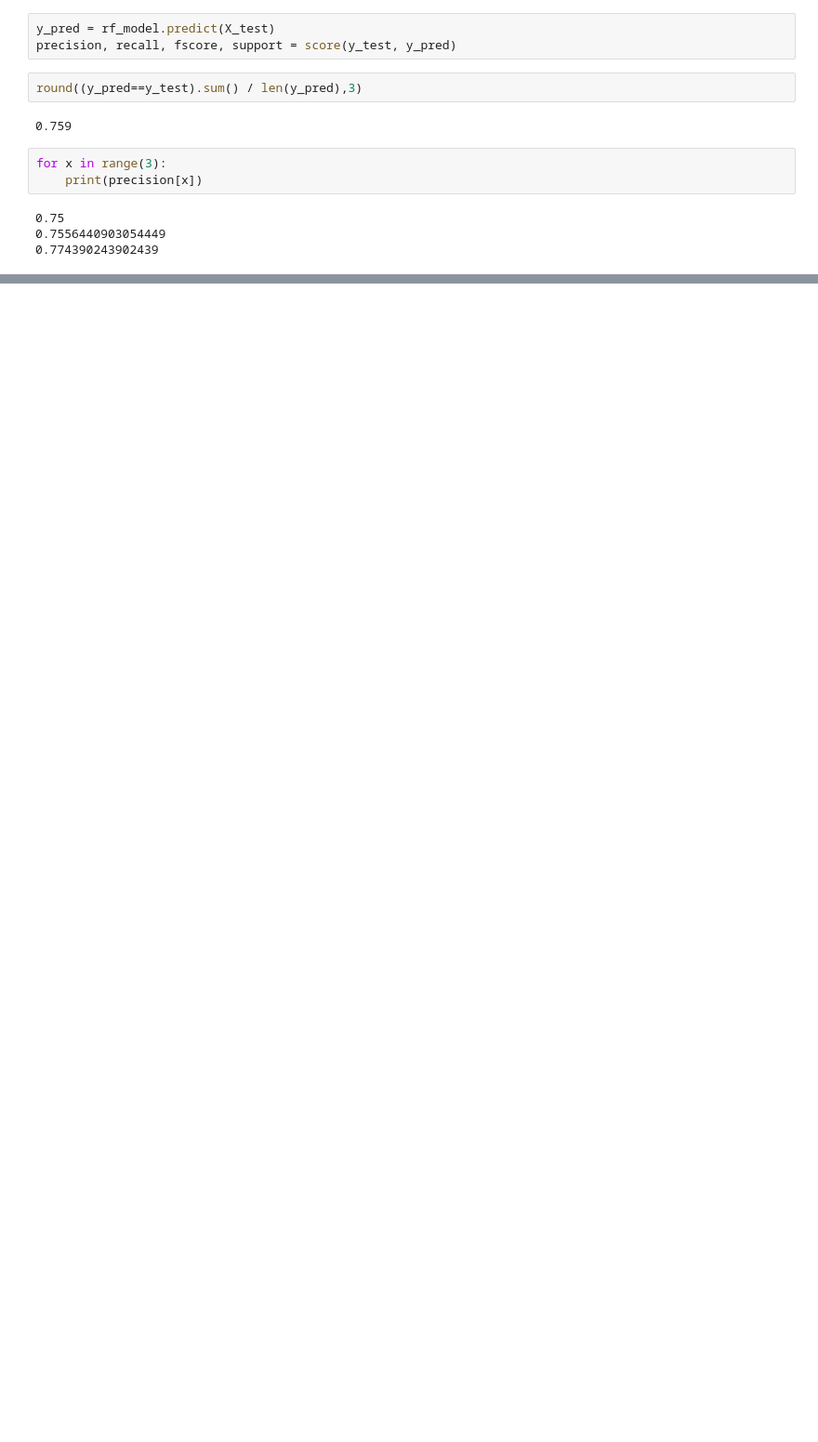
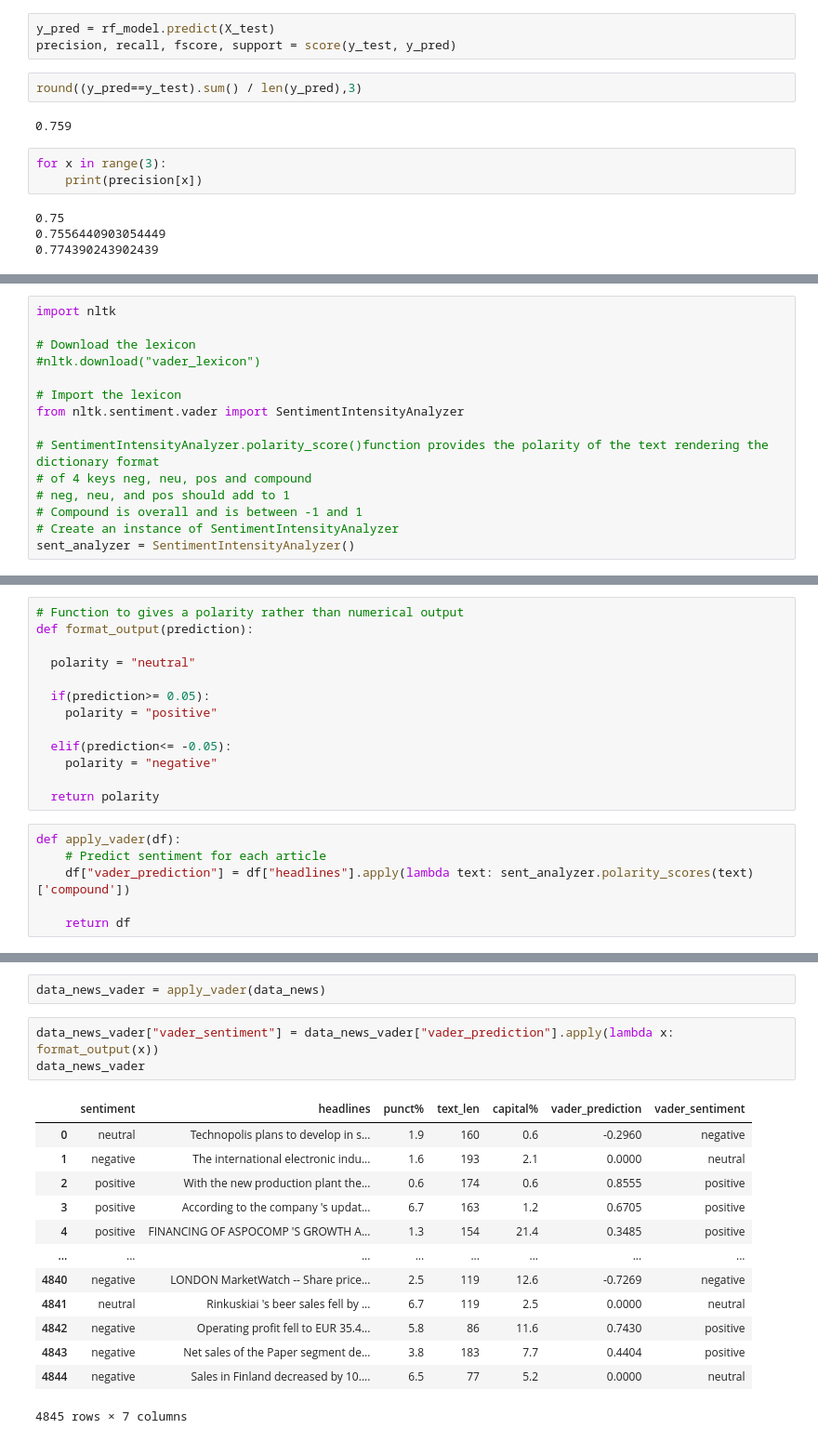
Before and after one commit to zarbin/UTA_Project-4, a Jupyter notebook: sandbox/JennS/NLP_ShulyakEdition/NLP_financial_news.ipynb, the cells around one changed output, grey strips where cells are left out. Shown at 93% size. Saved outputs shown, nothing was run; the diff lists cells and outputs as text; blank space fills up the shorter version.

Commit message:
Compared news training data with vader

```diff
--- a/sandbox/JennS/NLP_ShulyakEdition/NLP_financial_news.ipynb
+++ b/sandbox/JennS/NLP_ShulyakEdition/NLP_financial_news.ipynb
@@ -204,0 +209,15 @@ for x in range(3):
+# %%
+import nltk
+
+# Download the lexicon
+#nltk.download("vader_lexicon")
+
+# Import the lexicon
+from nltk.sentiment.vader import SentimentIntensityAnalyzer
+
+# SentimentIntensityAnalyzer.polarity_score()function provides the polarity of the text rendering the dictionary format
+# of 4 keys neg, neu, pos and compound
+# neg, neu, and pos should add to 1
+# Compound is overall and is between -1 and 1
+# Create an instance of SentimentIntensityAnalyzer
+sent_analyzer = SentimentIntensityAnalyzer()
@@ -204,0 +226,19 @@ for x in range(3):
+# %%
+# Function to gives a polarity rather than numerical output
+def format_output(prediction):
+
+  polarity = "neutral"
+
+  if(prediction>= 0.05):
+    polarity = "positive"
+
+  elif(prediction<= -0.05):
+    polarity = "negative"
+
+  return polarity
+# %%
+def apply_vader(df):
+    # Predict sentiment for each article
+    df["vader_prediction"] = df["headlines"].apply(lambda text: sent_analyzer.polarity_scores(text)['compound'])
+
+    return df
@@ -204,0 +247,19 @@ for x in range(3):
+# %%
+data_news_vader = apply_vader(data_news)
+# %%
+data_news_vader["vader_sentiment"] = data_news_vader["vader_prediction"].apply(lambda x: format_output(x))
+data_news_vader
+# %% [output]
+|  | sentiment | headlines | punct% | text_len | capital% | vader_prediction | vader_sentiment |
+| 0 | neutral | Technopolis plans to develop in s... | 1.9 | 160 | 0.6 | -0.2960 | negative |
+| 1 | negative | The international electronic indu... | 1.6 | 193 | 2.1 | 0.0000 | neutral |
+| 2 | positive | With the new production plant the... | 0.6 | 174 | 0.6 | 0.8555 | positive |
+| 3 | positive | According to the company 's updat... | 6.7 | 163 | 1.2 | 0.6705 | positive |
+| 4 | positive | FINANCING OF ASPOCOMP 'S GROWTH A... | 1.3 | 154 | 21.4 | 0.3485 | positive |
+| ... | ... | ... | ... | ... | ... | ... | ... |
+| 4840 | negative | LONDON MarketWatch -- Share price... | 2.5 | 119 | 12.6 | -0.7269 | negative |
+| 4841 | neutral | Rinkuskiai 's beer sales fell by ... | 6.7 | 119 | 2.5 | 0.0000 | neutral |
+| 4842 | negative | Operating profit fell to EUR 35.4... | 5.8 | 86 | 11.6 | 0.7430 | positive |
+| 4843 | negative | Net sales of the Paper segment de... | 3.8 | 183 | 7.7 | 0.4404 | positive |
+| 4844 | negative | Sales in Finland decreased by 10.... | 6.5 | 77 | 5.2 | 0.0000 | neutral |
+4845 rows × 7 columns
```
Also changed, not shown: parts of 9 cells of this notebook.
